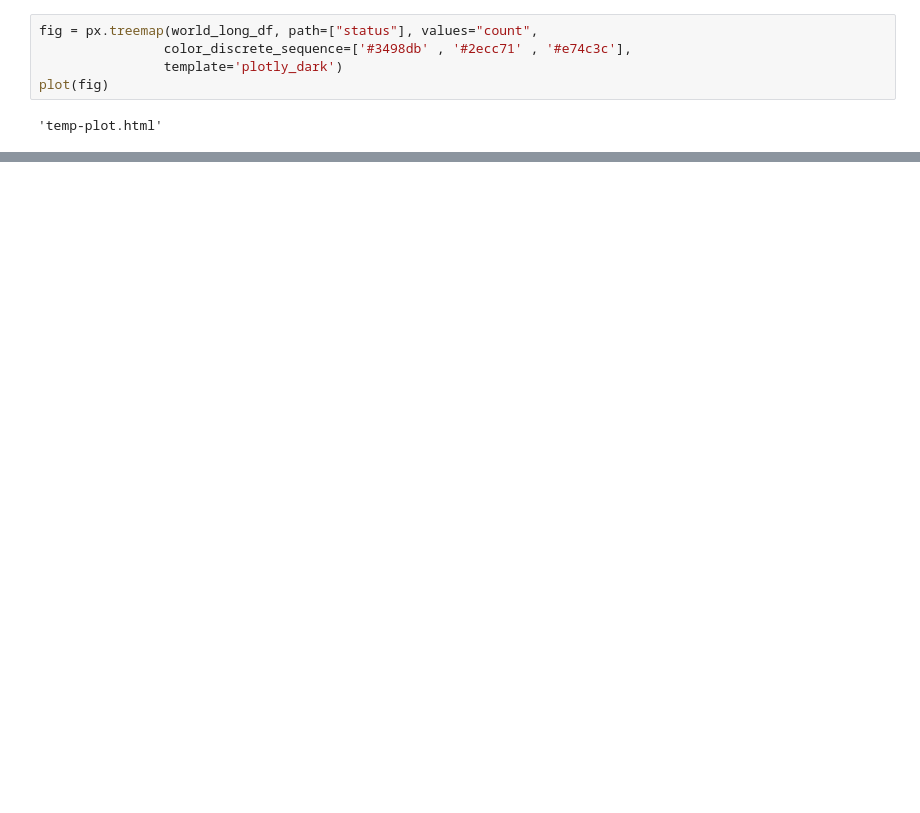
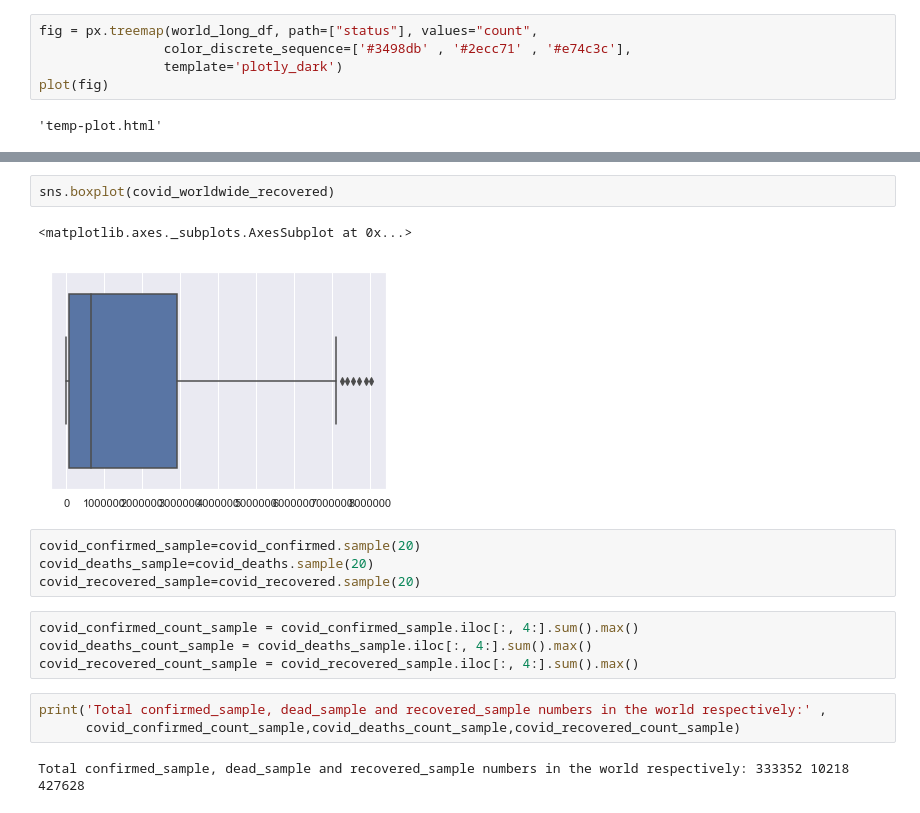
Before and after one commit to MMoghazy/Covid_19-visualization, a Jupyter notebook: Covid19.ipynb, the cells around one changed output, grey strips where cells are left out. Drawn from its saved outputs; the diff is of its cells as text; blank space fills up the shorter version.

```diff
--- a/Covid19.ipynb
+++ b/Covid19.ipynb
@@ -180,0 +256,18 @@ KeyError: "None of [Float64Index([             67.71,            20.1683,
+# %%
+sns.boxplot(covid_worldwide_recovered)
+# %% [output]
+<matplotlib.axes._subplots.AxesSubplot at 0x...>
+[figure, added]
+# %%
+covid_confirmed_sample=covid_confirmed.sample(20)
+covid_deaths_sample=covid_deaths.sample(20)
+covid_recovered_sample=covid_recovered.sample(20)
+# %%
+covid_confirmed_count_sample = covid_confirmed_sample.iloc[:, 4:].sum().max()
+covid_deaths_count_sample = covid_deaths_sample.iloc[:, 4:].sum().max()
+covid_recovered_count_sample = covid_recovered_sample.iloc[:, 4:].sum().max()
+# %%
+print('Total confirmed_sample, dead_sample and recovered_sample numbers in the world respectively:' ,
+      covid_confirmed_count_sample,covid_deaths_count_sample,covid_recovered_count_sample)
+# %% [output]
+Total confirmed_sample, dead_sample and recovered_sample numbers in the world respectively: 333352 10218 427628
```
Also changed, not shown: parts of 66 cells of this notebook.
